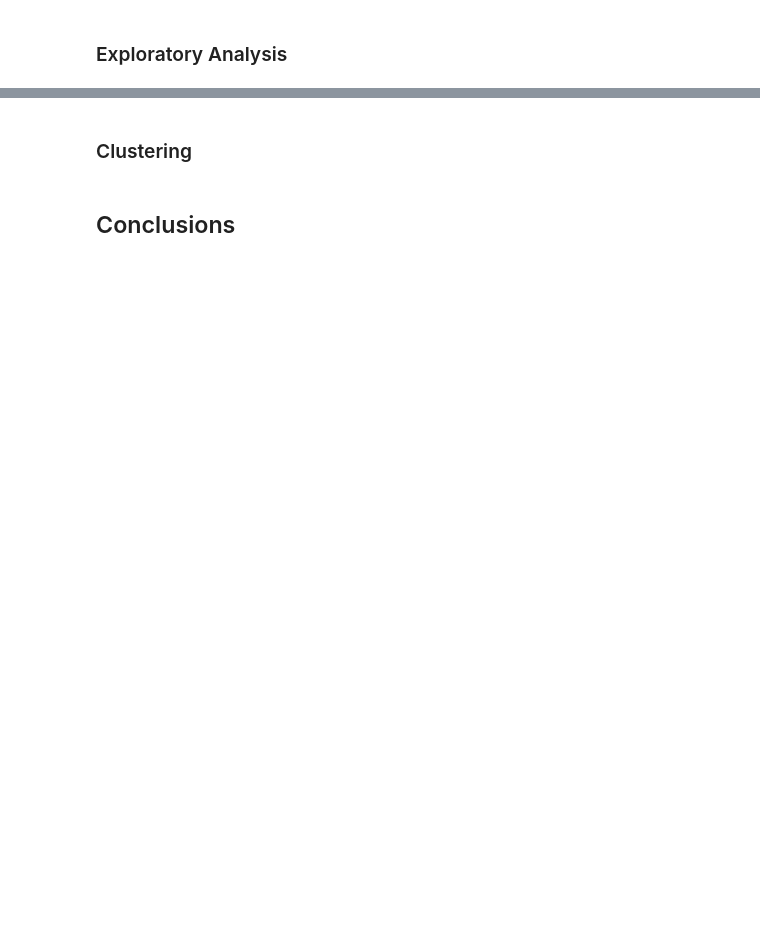
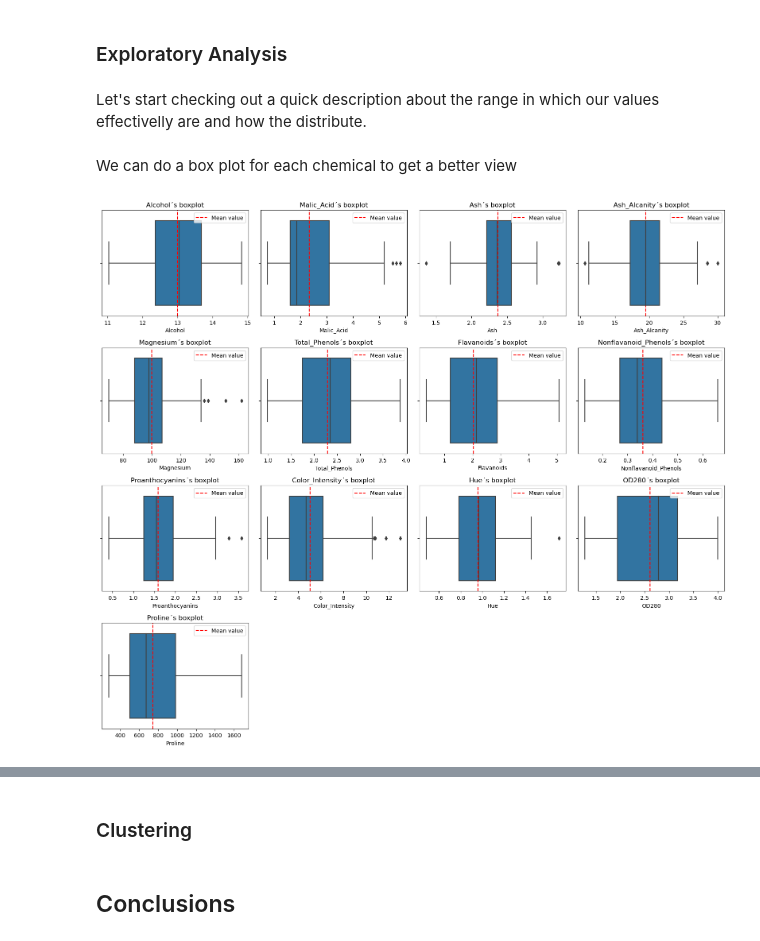
Before and after one commit to martincalsina/Wine-Chemical-Analysis, a Jupyter notebook: Wine Analysis.ipynb, the cells around one changed output, grey strips where cells are left out. Cells and saved outputs as stored; diff of their text form; code cells hidden in the pictures; blank space fills up the shorter version.

Commit message:
boxplots, kde-histograms, corr matrix, dimension reduction with PCA

```diff
--- a/Wine Analysis.ipynb
+++ b/Wine Analysis.ipynb
@@ -173,2 +177,25 @@ However, it would be convenient to normalize the values for when we reach the cl
 # %% [markdown]
 ### Exploratory Analysis
+# %% [markdown]
+Let's start checking out a quick description about the range in which our values effectivelly are and how the distribute.
+# %%
+stats = df.describe()
+# %% [markdown]
+We can do a box plot for each chemical to get a better view
+# %%
+def boxplot_per_chemical(data):
+    plt.figure(figsize=(16, 14))
+    for i, column in enumerate(data.columns):
+        plt.subplot(4, 4, i + 1)
+        sns.boxplot(x=data[column])
+        mean_value = stats[column]["mean"]
+        plt.axvline(x=mean_value, color="red", linestyle="--", label="Mean value")
+        plt.legend(loc="upper right",)
+        plt.title(f'{column}´s boxplot')
+        del mean_value
+    plt.tight_layout()
+    plt.show()
+# %%
+boxplot_per_chemical(df)
+# %% [output]
+[figure, added]
```
Also changed, not shown: parts of 21 cells of this notebook.
